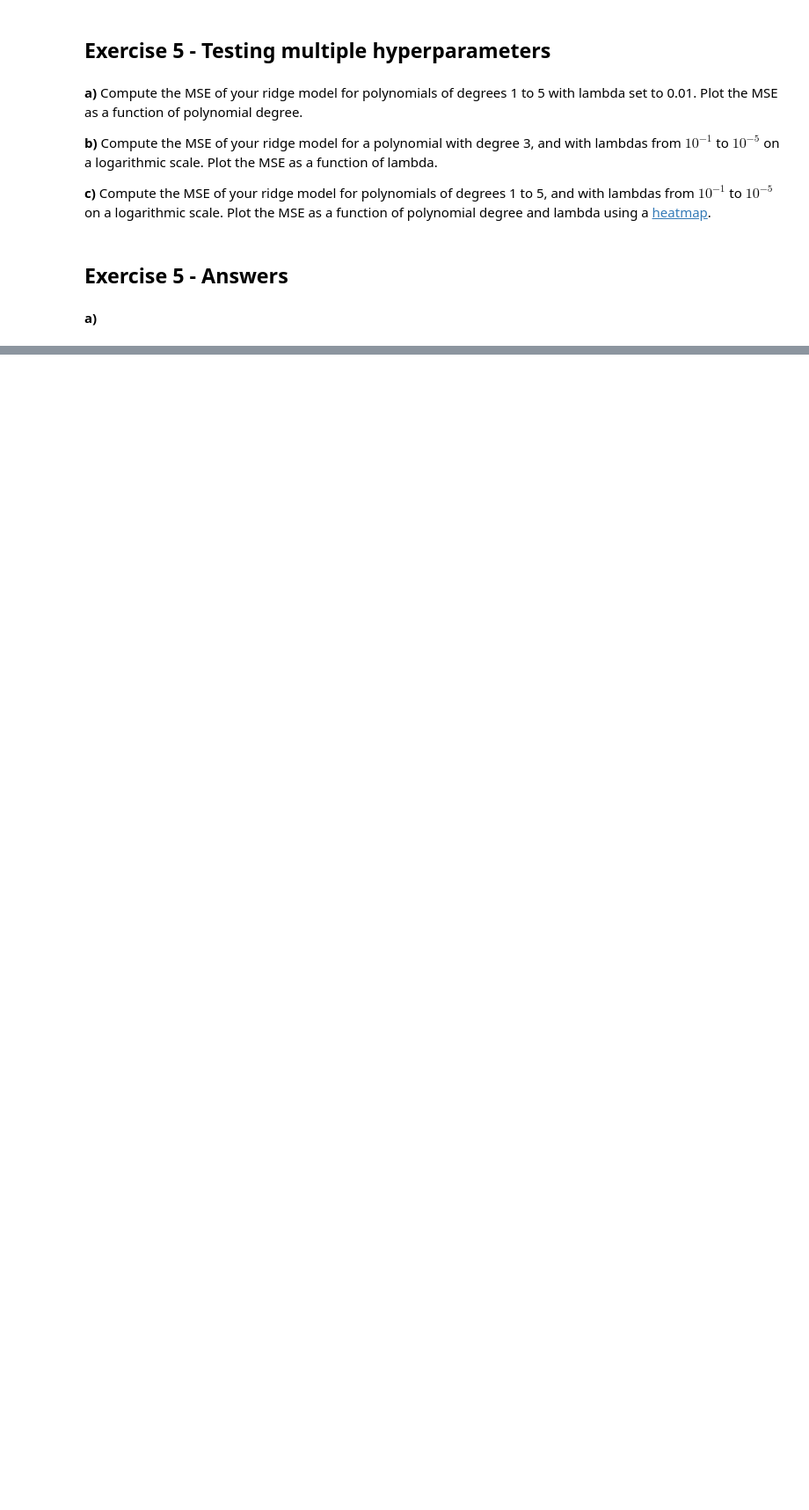
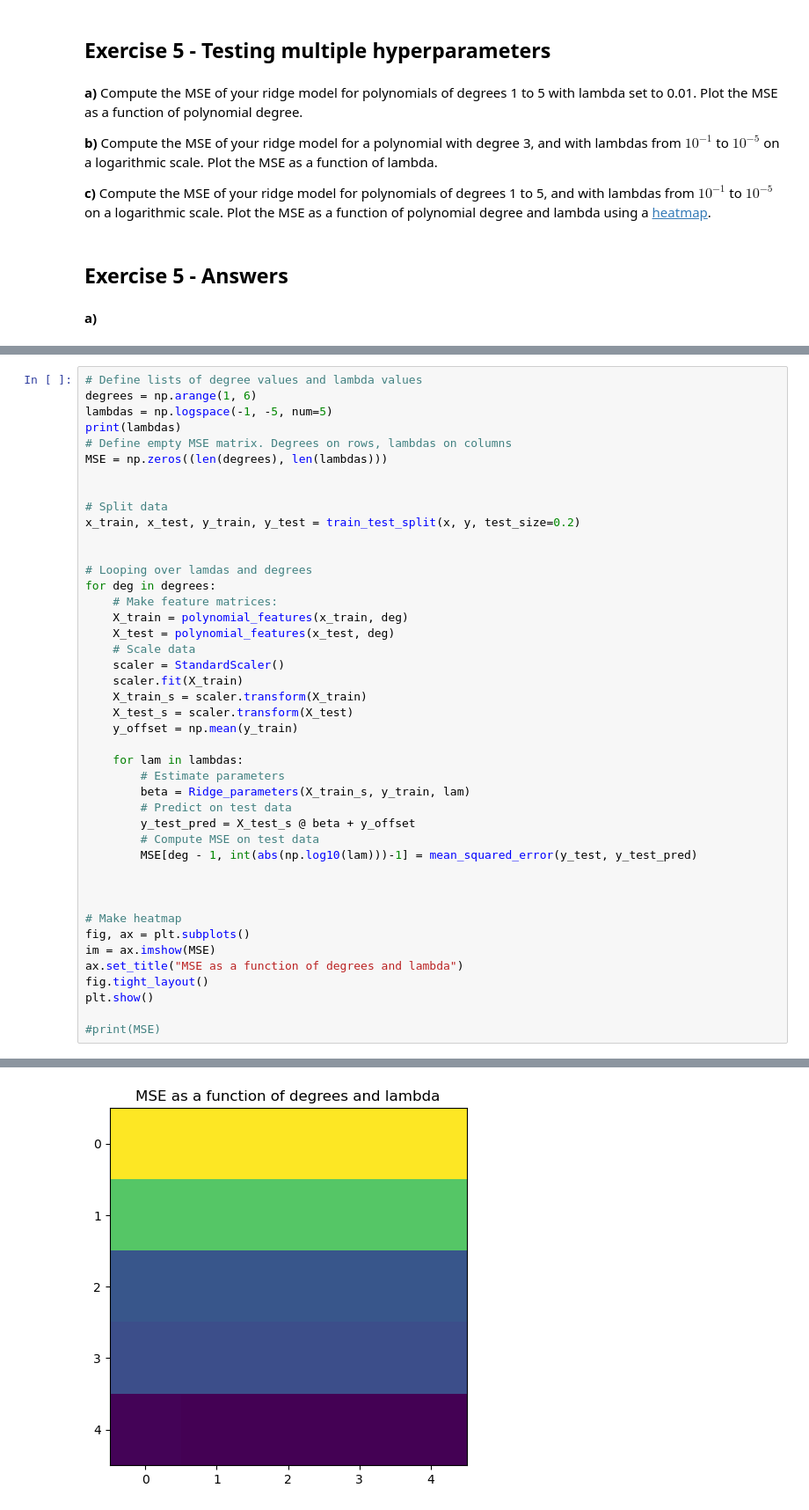
Before and after one commit to aadnerol/FYS-STK3155, a Jupyter notebook: Weekly Exercises/Week 36/exercisesweek36.ipynb, the cells around one changed output, grey strips where cells are left out. Shown at 88% size. Cells and saved outputs as stored; diff of their text form; blank space fills up the shorter version.

```diff
--- a/Weekly Exercises/Week 36/exercisesweek36.ipynb
+++ b/Weekly Exercises/Week 36/exercisesweek36.ipynb
@@ -269,0 +318,44 @@ plt.show()
+# %%
+# Define lists of degree values and lambda values
+degrees = np.arange(1, 6)
+lambdas = np.logspace(-1, -5, num=5)
+print(lambdas)
+# Define empty MSE matrix. Degrees on rows, lambdas on columns
+MSE = np.zeros((len(degrees), len(lambdas)))
+
+
+# Split data
+x_train, x_test, y_train, y_test = train_test_split(x, y, test_size=0.2)
+
+
+# Looping over lamdas and degrees
+for deg in degrees:
+    # Make feature matrices:
+    X_train = polynomial_features(x_train, deg)
+    X_test = polynomial_features(x_test, deg)
+    # Scale data
+    scaler = StandardScaler()
+    scaler.fit(X_train)
+    X_train_s = scaler.transform(X_train)
+    X_test_s = scaler.transform(X_test)
+    y_offset = np.mean(y_train)
+
+    for lam in lambdas:
+        # Estimate parameters
+        beta = Ridge_parameters(X_train_s, y_train, lam)
+        # Predict on test data
+        y_test_pred = X_test_s @ beta + y_offset
+        # Compute MSE on test data
+        MSE[deg - 1, int(abs(np.log10(lam)))-1] = mean_squared_error(y_test, y_test_pred)
+
+
+
+# Make heatmap
+fig, ax = plt.subplots()
+im = ax.imshow(MSE)
+ax.set_title("MSE as a function of degrees and lambda")
+fig.tight_layout()
+plt.show()
+
+#print(MSE)
+# %% [output]
@@ -269,0 +363 @@ plt.show()
+[figure, added]
```
Also changed, not shown: parts of 10 cells of this notebook.
